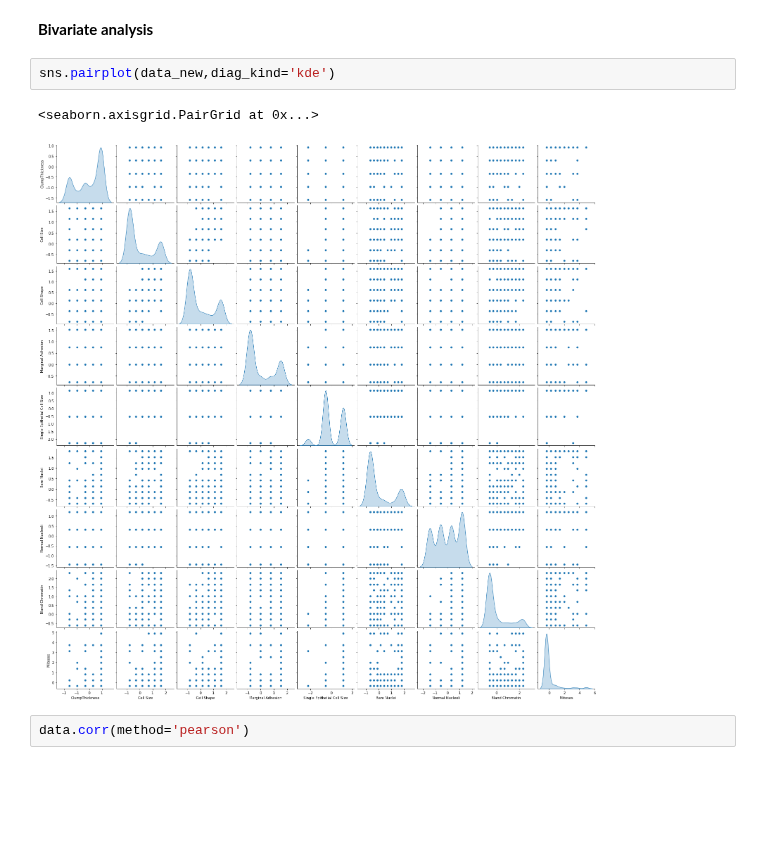
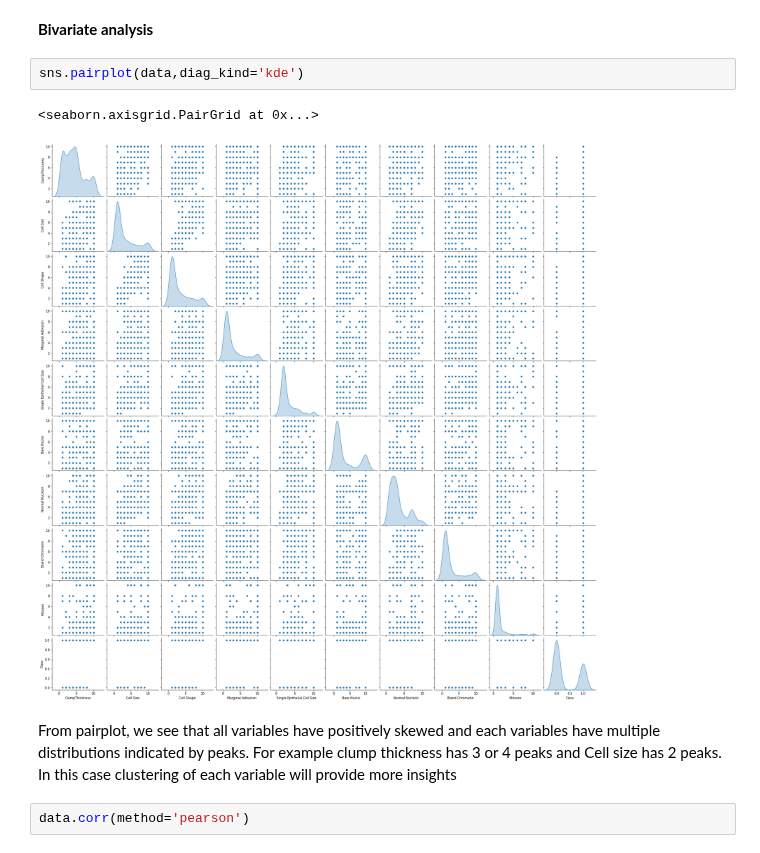
Before and after one commit to madhulathachavali/AIML, a Jupyter notebook: Breast_Cancer_Data_Analysis.ipynb, the cells around one changed output. Saved outputs shown, nothing was run; the diff lists cells and outputs as text; blank space fills up the shorter version.

```diff
--- a/Breast_Cancer_Data_Analysis.ipynb
+++ b/Breast_Cancer_Data_Analysis.ipynb
@@ -219,10 +219,12 @@ data.head()
 # %% [markdown]
 **Bivariate analysis**
 # %%
-sns.pairplot(data_new,diag_kind='kde')
+sns.pairplot(data,diag_kind='kde')
 # %% [output]
 <seaborn.axisgrid.PairGrid at 0x...>
-[figure, old version]
+[figure, new version]
+# %% [markdown]
+From pairplot, we see that all variables have positively skewed and each variables have multiple distributions indicated by peaks. For example clump thickness has 3 or 4 peaks and Cell size has 2 peaks. In this case clustering of each variable will provide more insights
 # %%
 data.corr(method='pearson')
 # %% [output]
```
Also changed, not shown: parts of 2 cells of this notebook.
